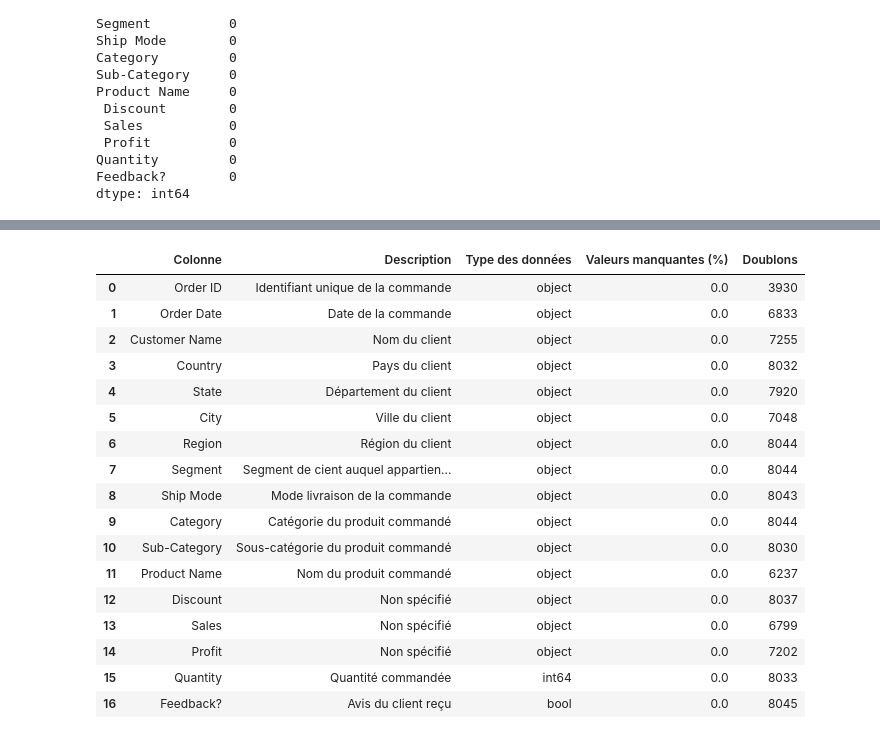
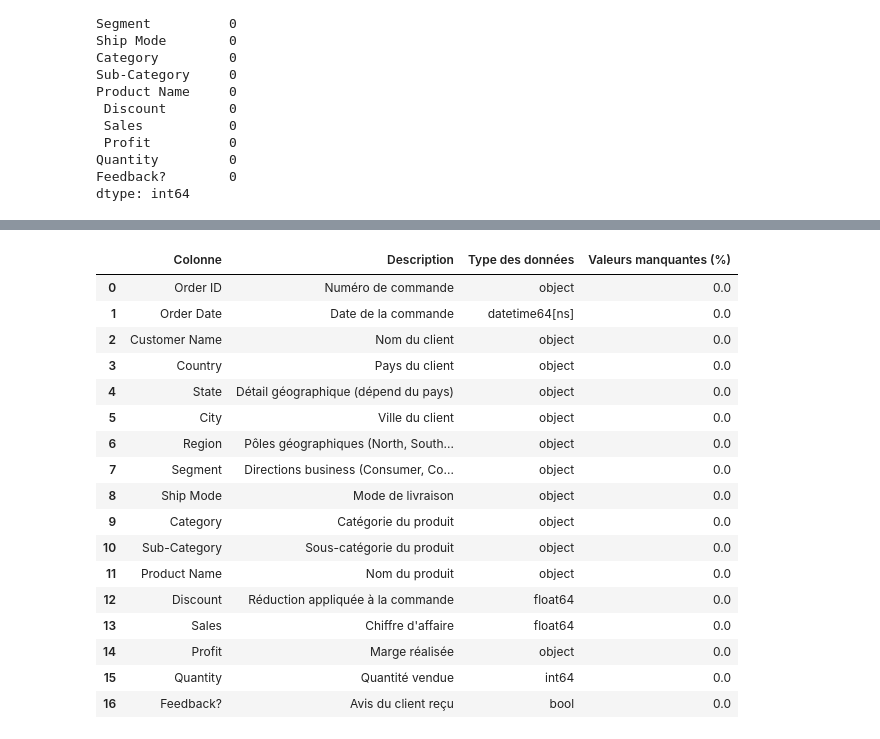
Before and after one commit to Diaure/Business-case-Market-Price-Retail, a Jupyter notebook: analysis.ipynb, the cells around one changed output, grey strips where cells are left out. Cells and saved outputs as stored; diff of their text form; code cells hidden in the pictures.

```diff
--- a/analysis.ipynb
+++ b/analysis.ipynb
@@ -65,0 +66,12 @@ dtype: int64
+# %%
+retail_data.columns = retail_data.columns.str.strip()
+retail_data['Discount'] = (
+    retail_data['Discount']  # Accès à la colonne
+    .str.replace('$', '')    # Retirer le symbole '$'
+    .str.replace('-', '')    # Retirer le symbole '-'
+    .str.strip()             # Retirer les espaces supplémentaires
+)
+
+retail_data['Discount'] = retail_data['Discount'].replace('', '0.0')
+retail_data['Discount'] = retail_data['Discount'].astype('float')
+retail_data['Discount']
@@ -65,0 +91,11 @@ dtype: int64
+# %%
+retail_data['Sales'] = (
+    retail_data['Sales']  # Accès à la colonne
+    .str.replace('$', '')    # Retirer le symbole '$'
+    .str.replace('-', '')    # Retirer le symbole '-'
+    .str.replace(',', '.')  #  Remplacer les ',' par '.'
+    .str.strip()             # Retirer les espaces supplémentaires
+)
+
+retail_data['Sales'] = retail_data['Sales'].astype('float')
+retail_data['Sales']
@@ -66,58 +115,57 @@ dtype: int64
 # %%
 # descriptions des colonnes
 column_descriptions = {
-    "Order ID": "Identifiant unique de la commande",
+    "Order ID": "Numéro de commande",
     "Order Date": "Date de la commande",
     "Customer Name": "Nom du client",
     "Country": "Pays du client",
-    "State": "Département du client",
+    "State": "Détail géographique (dépend du pays)",
     "City": "Ville du client",
-    "Region": "Région du client",
-    "Segment": "Segment de cient auquel appartient le client",
-    "Ship Mode": "Mode livraison de la commande",
-    "Category": "Catégorie du produit commandé",
-    "Sub-Category": "Sous-catégorie du produit commandé",
-    "Product Name": "Nom du produit commandé",
+    "Region": "Pôles géographiques (North, South et Central)",
+    "Segment": "Directions business (Consumer, Corporate et Home office)",
+    "Ship Mode": "Mode de livraison",
+    "Category": "Catégorie du produit",
+    "Sub-Category": "Sous-catégorie du produit",
+    "Product Name": "Nom du produit",
     "Discount": "Réduction appliquée à la commande",
     "Sales": "Chiffre d'affaire",
     "Profit": "Marge réalisée",
-    "Quantity": "Quantité commandée",
+    "Quantity": "Quantité vendue",
     "Feedback?": "Avis du client reçu"
 }
 
 def summarize_table_columns(dataframe, column_descriptions=None): # Générer un résumé des colonnes d'une table en prenant en parmètres la table à résumer, et la description des colonnes
     # retourne un résummé des colonnes avec leur descriptif (données brutes reçues)
     summary = []
 
     for col in dataframe.columns:
         summary.append({
             "Colonne": col,
             "Description": column_descriptions.get(col, "Non spécifié") if column_descriptions else "Non spécifié",
             "Type des données": dataframe[col].dtype,
-            "Valeurs manquantes (%)": (dataframe[col].isnull().sum() / len(dataframe)) * 100,
-            "Doublons": dataframe[col].duplicated().sum()
+            "Valeurs manquantes (%)": (dataframe[col].isnull().sum() / len(dataframe)) * 100
         })
 
     return pd.DataFrame(summary)
 
 resultat = summarize_table_columns(retail_data, column_descriptions)
 resultat
 # %% [output]
-|  | Colonne | Description | Type des données | Valeurs manquantes (%) | Doublons |
-| 0 | Order ID | Identifiant unique de la commande | object | 0.0 | 3930 |
-| 1 | Order Date | Date de la commande | object | 0.0 | 6833 |
-| 2 | Customer Name | Nom du client | object | 0.0 | 7255 |
-| 3 | Country | Pays du client | object | 0.0 | 8032 |
-| 4 | State | Département du client | object | 0.0 | 7920 |
-| 5 | City | Ville du client | object | 0.0 | 7048 |
-| 6 | Region | Région du client | object | 0.0 | 8044 |
-| 7 | Segment | Segment de cient auquel appartien... | object | 0.0 | 8044 |
-| 8 | Ship Mode | Mode livraison de la commande | object | 0.0 | 8043 |
-| 9 | Category | Catégorie du produit commandé | object | 0.0 | 8044 |
-| 10 | Sub-Category | Sous-catégorie du produit commandé | object | 0.0 | 8030 |
-| 11 | Product Name | Nom du produit commandé | object | 0.0 | 6237 |
-| 12 | Discount | Non spécifié | object | 0.0 | 8037 |
-| 13 | Sales | Non spécifié | object | 0.0 | 6799 |
-| 14 | Profit | Non spécifié | object | 0.0 | 7202 |
-| 15 | Quantity | Quantité commandée | int64 | 0.0 | 8033 |
-| 16 | Feedback? | Avis du client reçu | bool | 0.0 | 8045 |
+|  | Colonne | Description | Type des données | Valeurs manquantes (%) |
+| 0 | Order ID | Numéro de commande | object | 0.0 |
+| 1 | Order Date | Date de la commande | datetime64[ns] | 0.0 |
+| 2 | Customer Name | Nom du client | object | 0.0 |
+| 3 | Country | Pays du client | object | 0.0 |
+| 4 | State | Détail géographique (dépend du pays) | object | 0.0 |
+| 5 | City | Ville du client | object | 0.0 |
+| 6 | Region | Pôles géographiques (North, South... | object | 0.0 |
+| 7 | Segment | Directions business (Consumer, Co... | object | 0.0 |
+| 8 | Ship Mode | Mode de livraison | object | 0.0 |
+| 9 | Category | Catégorie du produit | object | 0.0 |
+| 10 | Sub-Category | Sous-catégorie du produit | object | 0.0 |
+| 11 | Product Name | Nom du produit | object | 0.0 |
+| 12 | Discount | Réduction appliquée à la commande | float64 | 0.0 |
+| 13 | Sales | Chiffre d'affaire | float64 | 0.0 |
+| 14 | Profit | Marge réalisée | object | 0.0 |
+| 15 | Quantity | Quantité vendue | int64 | 0.0 |
+| 16 | Feedback? | Avis du client reçu | bool | 0.0 |
```
Also changed, not shown: parts of 13 cells of this notebook, 6 other files.
